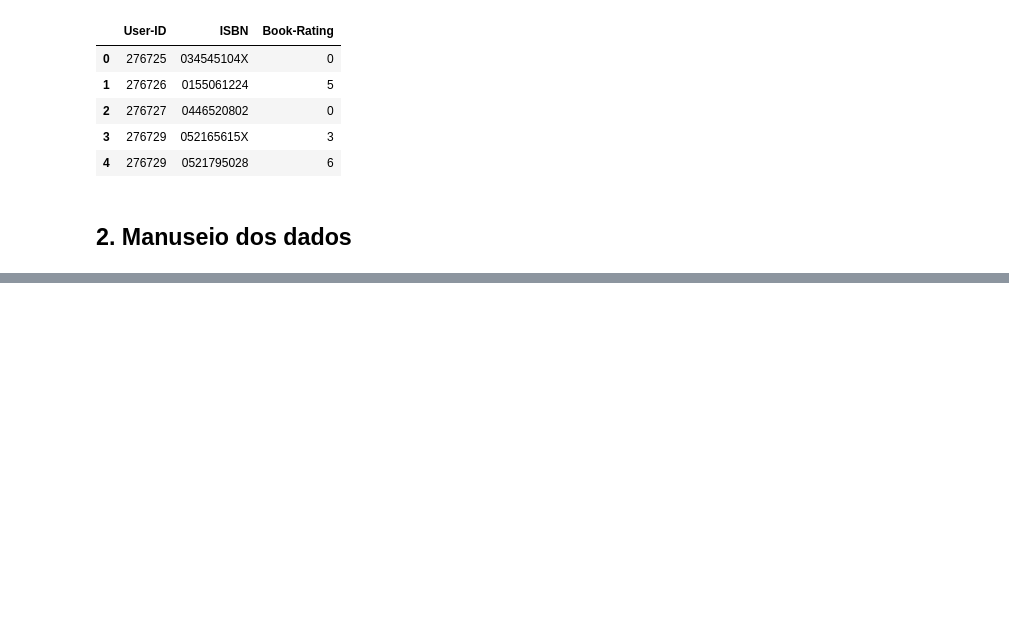
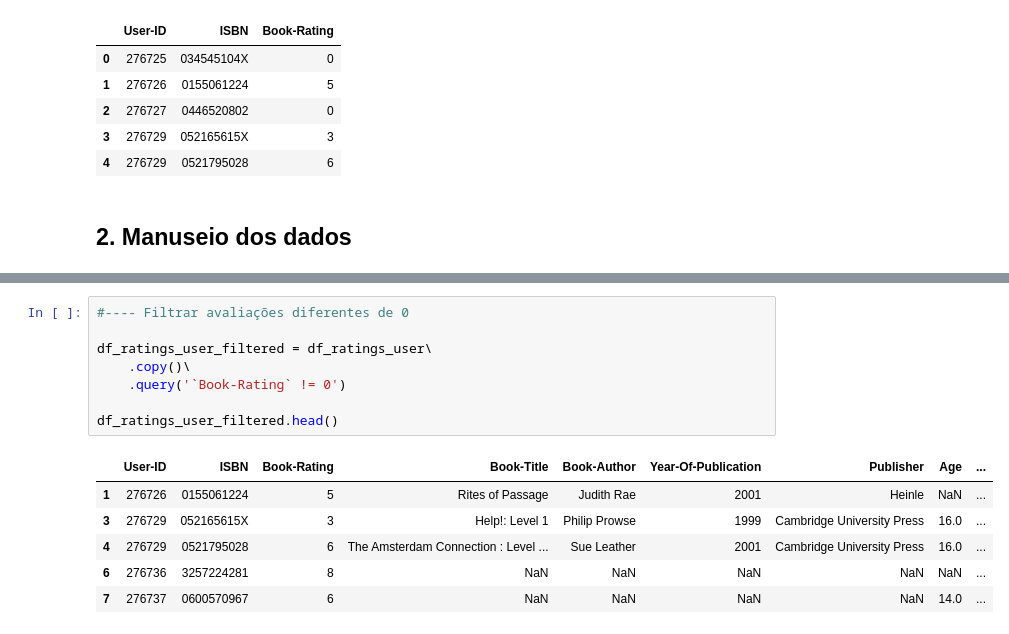
Before and after one commit to barbosarafael/book-recommendation, a Jupyter notebook: 02-notebooks/02-baseline/01-criacao-dados-baseline.ipynb, the cells around one changed output, grey strips where cells are left out. Drawn from its saved outputs; the diff is of its cells as text; blank space fills up the shorter version.

```diff
--- a/02-notebooks/02-baseline/01-criacao-dados-baseline.ipynb
+++ b/02-notebooks/02-baseline/01-criacao-dados-baseline.ipynb
@@ -75,0 +106,15 @@ ratings.head()
+# %%
+#---- Filtrar avaliações diferentes de 0
+
+df_ratings_user_filtered = df_ratings_user\
+    .copy()\
+    .query('`Book-Rating` != 0')
+
+df_ratings_user_filtered.head()
+# %% [output]
+|  | User-ID | ISBN | Book-Rating | Book-Title | Book-Author | Year-Of-Publication | Publisher | Age | ... |
+| 1 | 276726 | 0155061224 | 5 | Rites of Passage | Judith Rae | 2001 | Heinle | NaN | ... |
+| 3 | 276729 | 052165615X | 3 | Help!: Level 1 | Philip Prowse | 1999 | Cambridge University Press | 16.0 | ... |
+| 4 | 276729 | 0521795028 | 6 | The Amsterdam Connection : Level ... | Sue Leather | 2001 | Cambridge University Press | 16.0 | ... |
+| 6 | 276736 | 3257224281 | 8 | NaN | NaN | NaN | NaN | NaN | ... |
+| 7 | 276737 | 0600570967 | 6 | NaN | NaN | NaN | NaN | 14.0 | ... |
```
Also changed, not shown: parts of 20 cells of this notebook, 2 other files.
